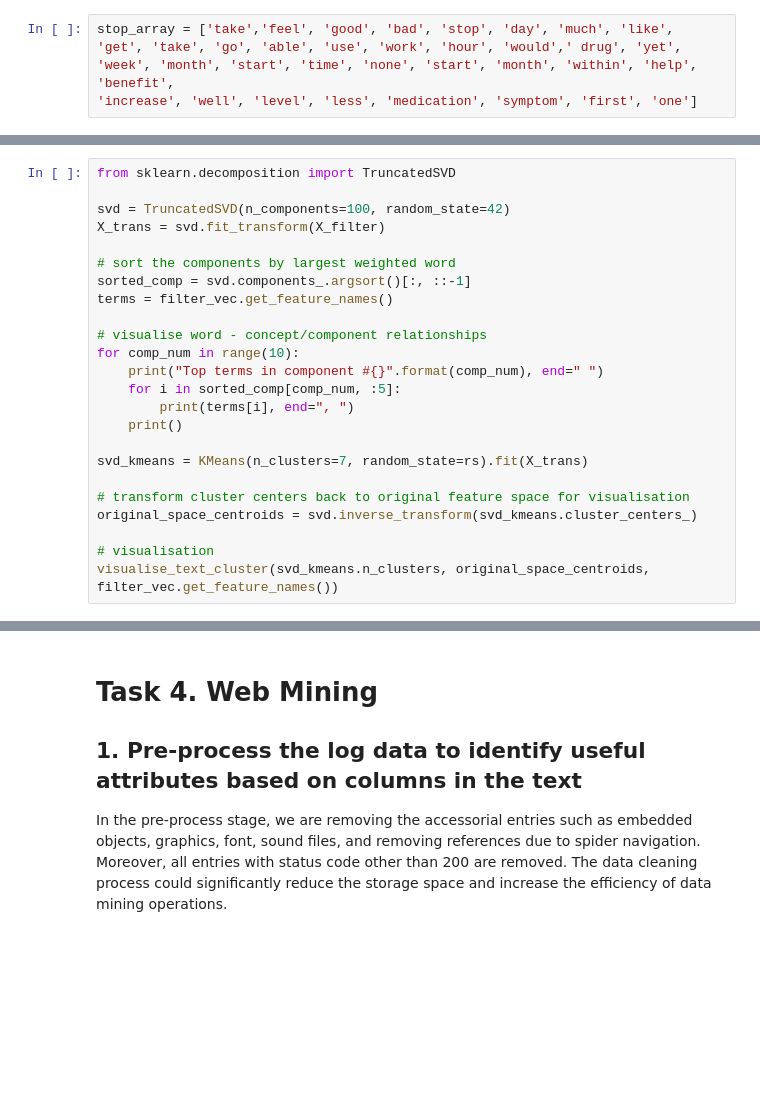
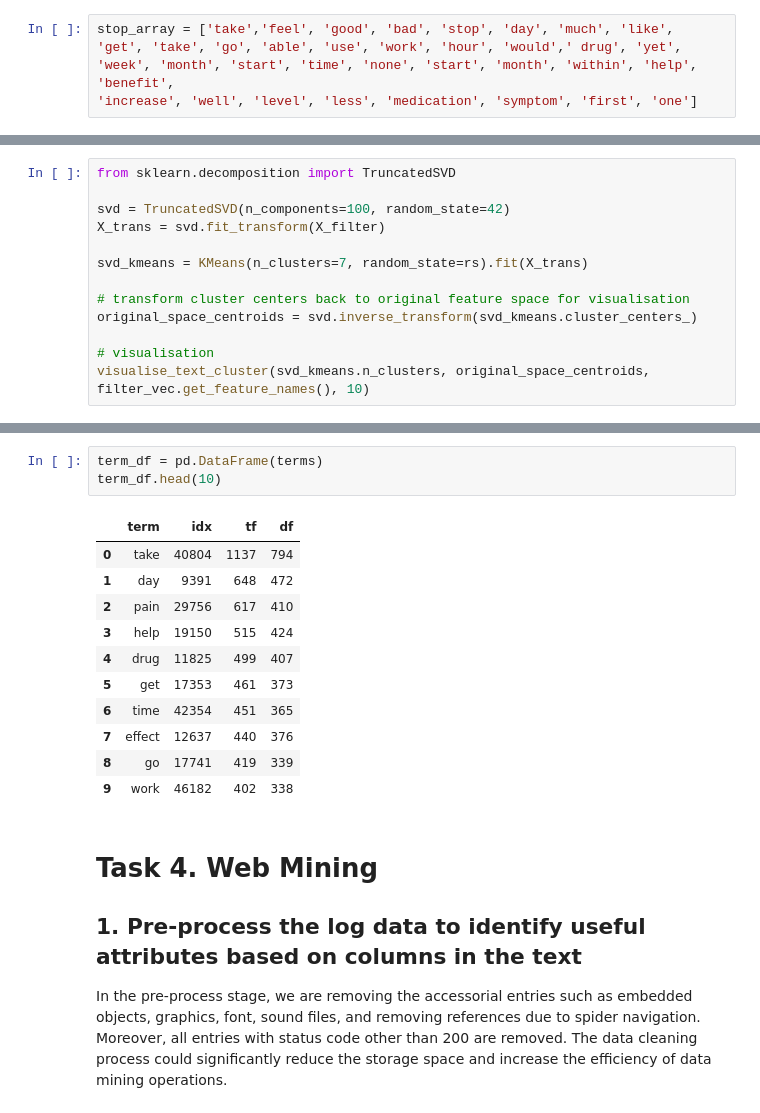
Before and after one commit to hoangqwe159/data-mining-tasks, a Jupyter notebook: assignment2.ipynb, the cells around one changed output, grey strips where cells are left out. Drawn from its saved outputs; the diff is of its cells as text; blank space fills up the shorter version.

```diff
--- a/assignment2.ipynb
+++ b/assignment2.ipynb
@@ -614,17 +589,6 @@ from sklearn.decomposition import TruncatedSVD
 
 svd = TruncatedSVD(n_components=100, random_state=42)
 X_trans = svd.fit_transform(X_filter)
-
-# sort the components by largest weighted word
-sorted_comp = svd.components_.argsort()[:, ::-1]
-terms = filter_vec.get_feature_names()
-
-# visualise word - concept/component relationships
-for comp_num in range(10):
-    print("Top terms in component #{}".format(comp_num), end=" ")
-    for i in sorted_comp[comp_num, :5]:
-        print(terms[i], end=", ")
-    print()
 
 svd_kmeans = KMeans(n_clusters=7, random_state=rs).fit(X_trans)
 
@@ -632,5 +596,5 @@ svd_kmeans = KMeans(n_clusters=7, random_state=rs).fit(X_trans)
 original_space_centroids = svd.inverse_transform(svd_kmeans.cluster_centers_)
 
 # visualisation
-visualise_text_cluster(svd_kmeans.n_clusters, original_space_centroids, filter_vec.get_feature_names())
+visualise_text_cluster(svd_kmeans.n_clusters, original_space_centroids, filter_vec.get_feature_names(), 10)
 # %% [output]
@@ -655,3 +632,18 @@ List of repeated words: ['take', 'take', 'drug', 'take', 'reduce']
+# %%
+term_df = pd.DataFrame(terms)
+term_df.head(10)
+# %% [output]
+|  | term | idx | tf | df |
+| 0 | take | 40804 | 1137 | 794 |
+| 1 | day | 9391 | 648 | 472 |
+| 2 | pain | 29756 | 617 | 410 |
+| 3 | help | 19150 | 515 | 424 |
+| 4 | drug | 11825 | 499 | 407 |
+| 5 | get | 17353 | 461 | 373 |
+| 6 | time | 42354 | 451 | 365 |
+| 7 | effect | 12637 | 440 | 376 |
+| 8 | go | 17741 | 419 | 339 |
+| 9 | work | 46182 | 402 | 338 |
 # %% [markdown]
 # Task 4. Web Mining <a name="web"></a>
 
```
Also changed, not shown: parts of 9 cells of this notebook, 1 other file.
